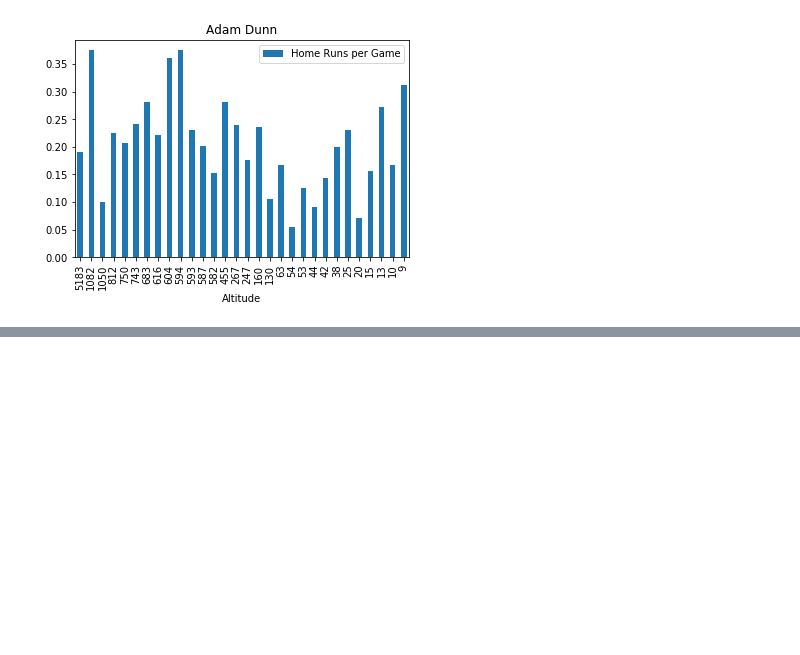
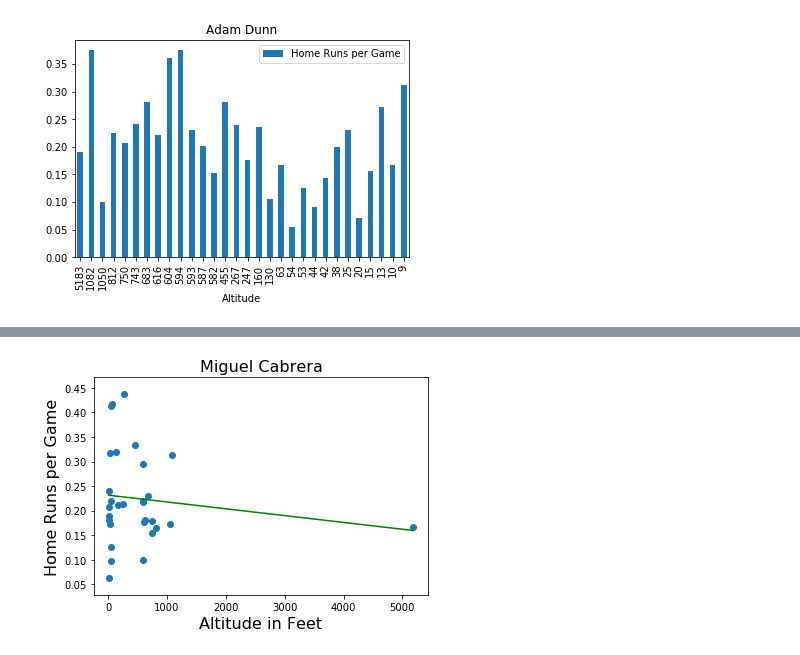
Before and after one commit to SamBusser30/Park_Factor-, a Jupyter notebook: Project_Code/Player_Homerun_Stats.ipynb, the cells around one changed output, grey strips where cells are left out. Cells and saved outputs as stored; diff of their text form; code cells hidden in the pictures; blank space fills up the shorter version.

```diff
--- a/Project_Code/Player_Homerun_Stats.ipynb
+++ b/Project_Code/Player_Homerun_Stats.ipynb
@@ -211,0 +226,15 @@ plt.show()
+# %%
+Player3_x = Player3_FinalData['Altitude'];
+Player3_y = Player3_FinalData['Home Runs per Game'];
+
+fig, ax = plt.subplots()
+plt.xlabel("Altitude in Feet", size=16)
+plt.ylabel("Home Runs per Game", size=16)
+plt.title("Miguel Cabrera", size=16)
+
+scatter = ax.scatter(Player3_x,Player3_y)
+
+plt.plot(np.unique(Player3_x), np.poly1d(np.polyfit(Player3_x, Player3_y, 1))(np.unique(Player3_x)), color='green')
+plt.show()
+# %% [output]
+[figure, added]
```
Also changed, not shown: parts of 5 cells of this notebook, 1 other file.
